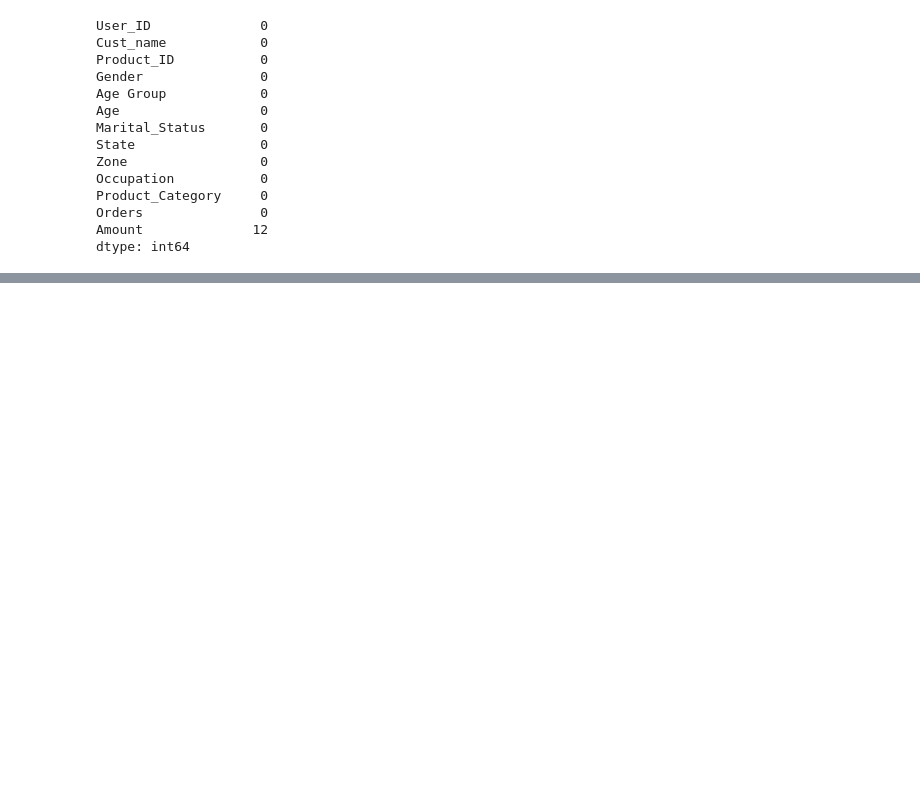
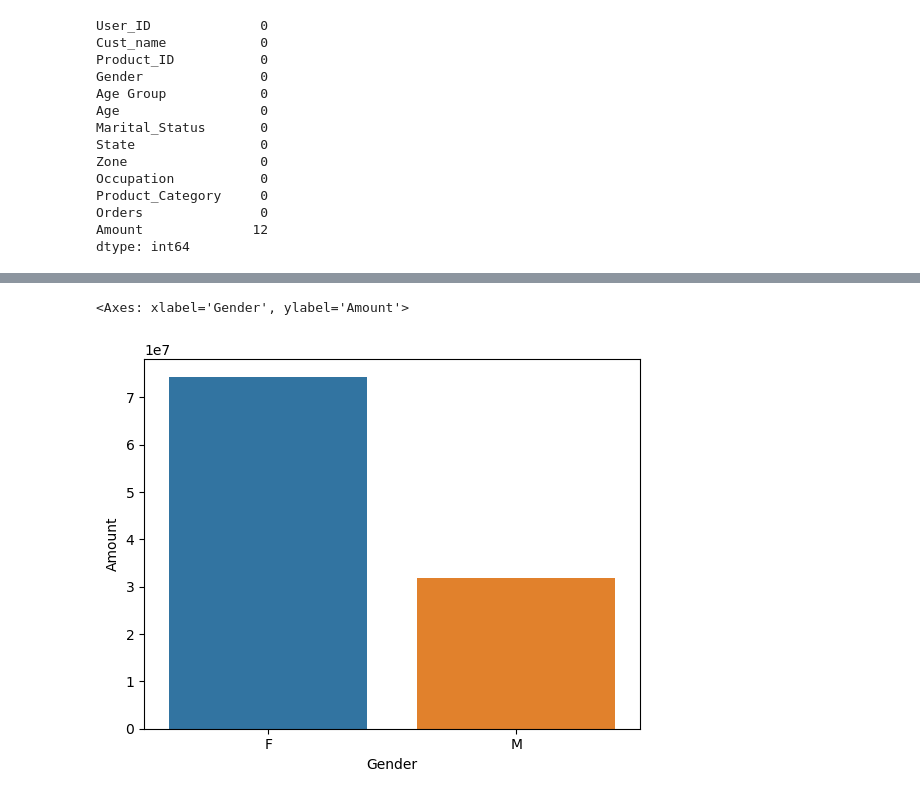
Before and after one commit to Anurag-Kumar-Dubey/Exploratory-Analysis-of-Diwali-Sales-Data, a Jupyter notebook: Exploratory-Analysis-of-Diwali-Sales-Data.ipynb, the cells around one changed output, grey strips where cells are left out. Cells and saved outputs as stored; diff of their text form; code cells hidden in the pictures; blank space fills up the shorter version.

```diff
--- a/Exploratory-Analysis-of-Diwali-Sales-Data.ipynb
+++ b/Exploratory-Analysis-of-Diwali-Sales-Data.ipynb
@@ -77,0 +161,9 @@ dtype: int64
+# %%
+# plotting a bar chart for gender vs total amount
+
+sales_gen = df.groupby(['Gender'], as_index=False)['Amount'].sum().sort_values(by='Amount', ascending=False)
+
+sns.barplot(x = 'Gender',y= 'Amount' ,data = sales_gen)
+# %% [output]
+<Axes: xlabel='Gender', ylabel='Amount'>
+[figure, added]
```
Also changed, not shown: parts of 11 cells of this notebook.
